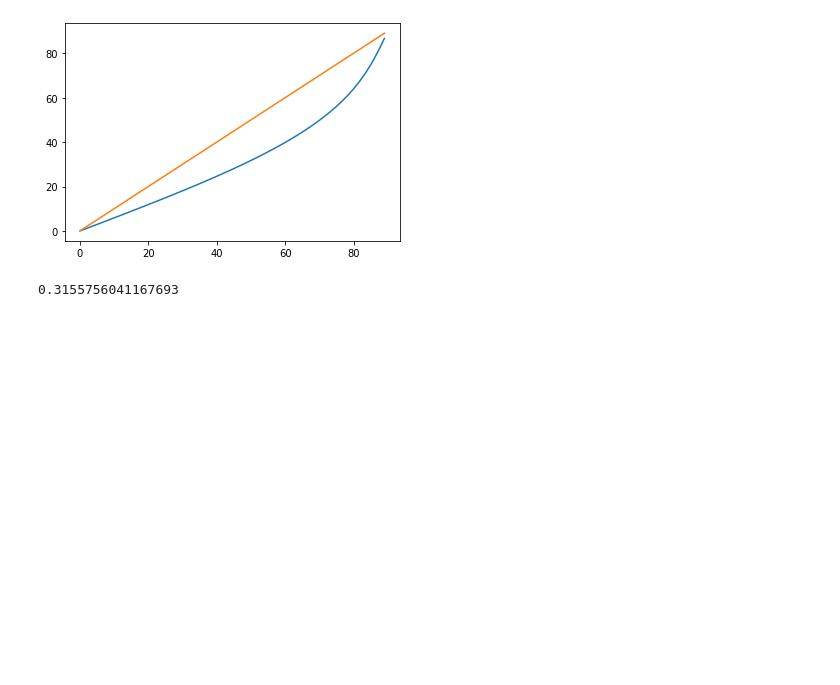
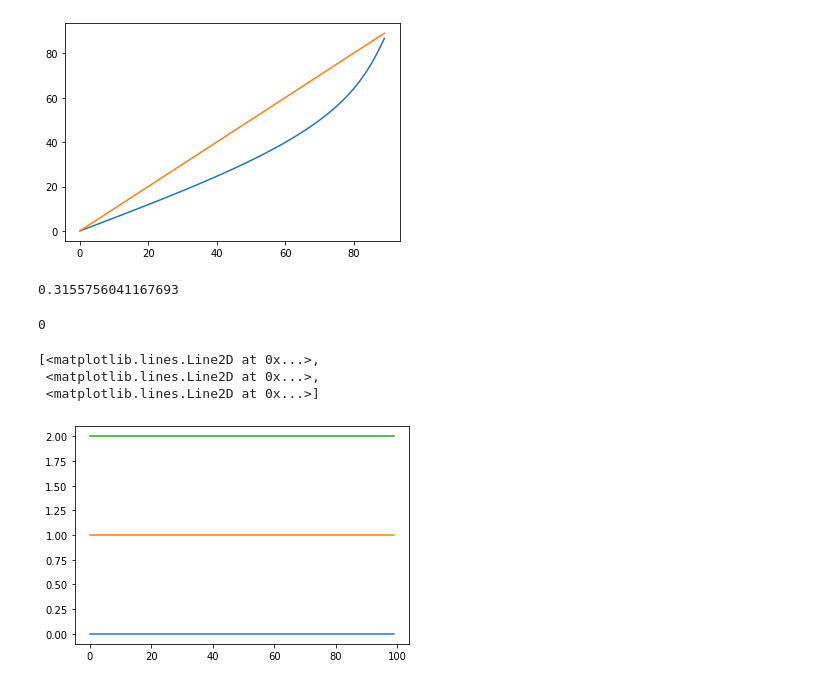
Before and after one commit to pgunnink/magnons-python, a Jupyter notebook: notebooks/Untitled.ipynb, the cells around one changed output. Cells and saved outputs as stored; diff of their text form; code cells hidden in the pictures; blank space fills up the shorter version.

```diff
--- a/notebooks/Untitled.ipynb
+++ b/notebooks/Untitled.ipynb
@@ -82,0 +87,11 @@ magnetization_angle(np.radians(30), M=Ms, H=2500)
+# %%
+next(test())
+# %% [output]
+0
+# %%
+plt.plot(np.stack([np.ones(100)*i for i in range(3)]).T)
+# %% [output]
+[<matplotlib.lines.Line2D at 0x...>,
+ <matplotlib.lines.Line2D at 0x...>,
+ <matplotlib.lines.Line2D at 0x...>]
+[figure, added]
```
Also changed, not shown: parts of 1 cell of this notebook, 1 other file.
